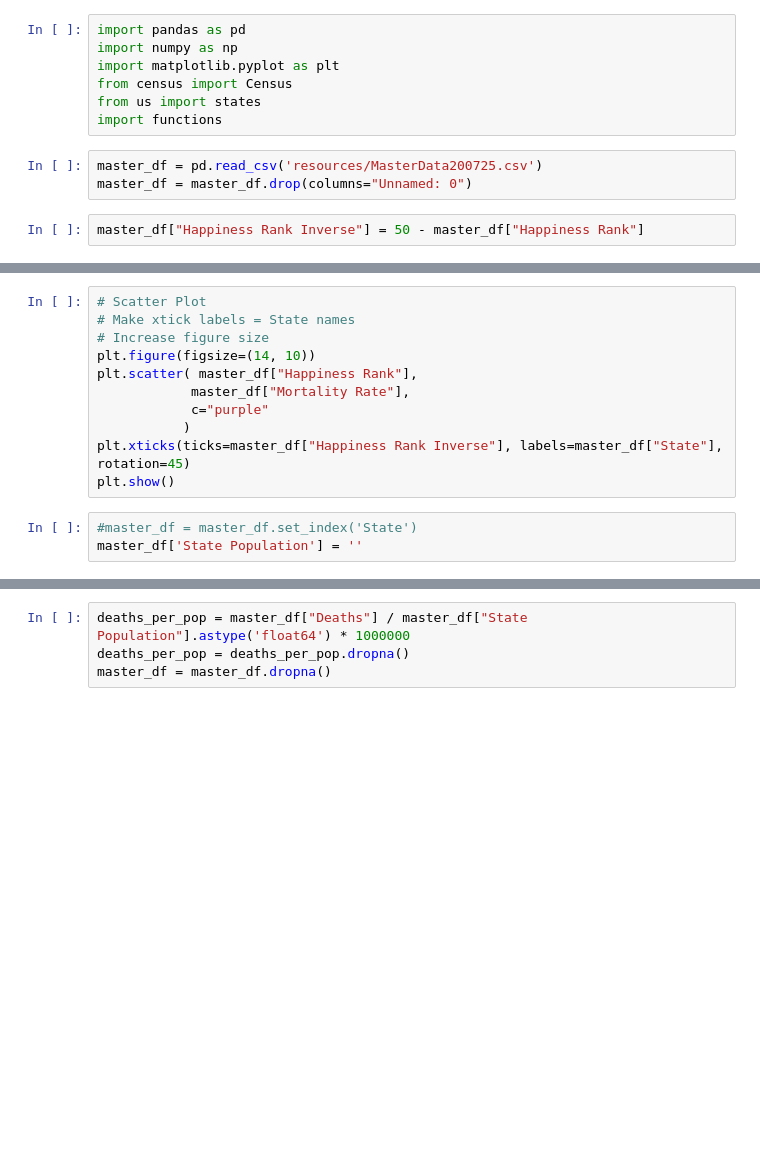
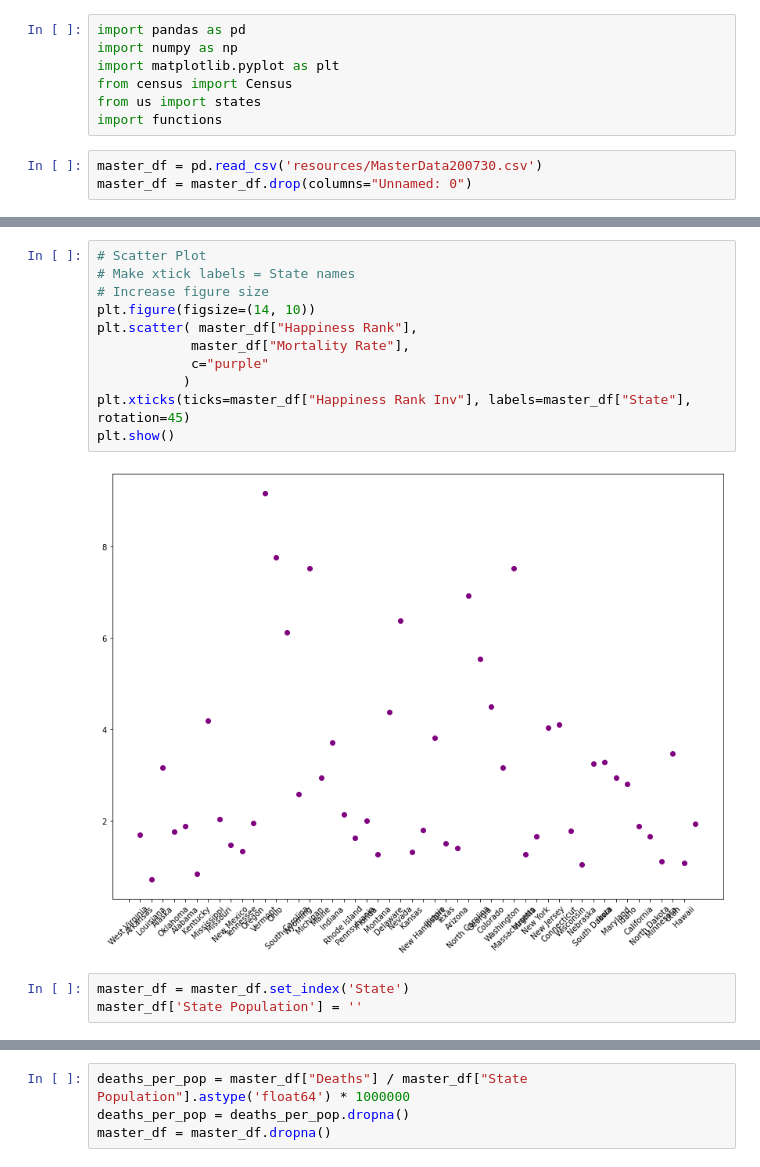
Before and after one commit to arerickson28/happiness_during_corona, a Jupyter notebook: Main_OverallRank_Ali.ipynb, the cells around one changed output, grey strips where cells are left out. Saved outputs shown, nothing was run; the diff lists cells and outputs as text; blank space fills up the shorter version.

```diff
--- a/Main_OverallRank_Ali.ipynb
+++ b/Main_OverallRank_Ali.ipynb
@@ -6,7 +6,5 @@ from census import Census
 from us import states
 import functions
 # %%
-master_df = pd.read_csv('resources/MasterData200725.csv')
+master_df = pd.read_csv('resources/MasterData200730.csv')
 master_df = master_df.drop(columns="Unnamed: 0")
-# %%
-master_df["Happiness Rank Inverse"] = 50 - master_df["Happiness Rank"]
@@ -13,14 +20,16 @@ master_df["Happiness Rank Inverse"] = 50 - master_df["Happiness Rank"]
 # %%
 # Scatter Plot
 # Make xtick labels = State names
 # Increase figure size
 plt.figure(figsize=(14, 10))
 plt.scatter( master_df["Happiness Rank"],
             master_df["Mortality Rate"],
             c="purple"
            )
-plt.xticks(ticks=master_df["Happiness Rank Inverse"], labels=master_df["State"], rotation=45)
+plt.xticks(ticks=master_df["Happiness Rank Inv"], labels=master_df["State"], rotation=45)
 plt.show()
+# %% [output]
+[figure, added]
 # %%
-#master_df = master_df.set_index('State')
+master_df = master_df.set_index('State')
 master_df['State Population'] = ''
```
Also changed, not shown: parts of 5 cells of this notebook, 1 other file.
